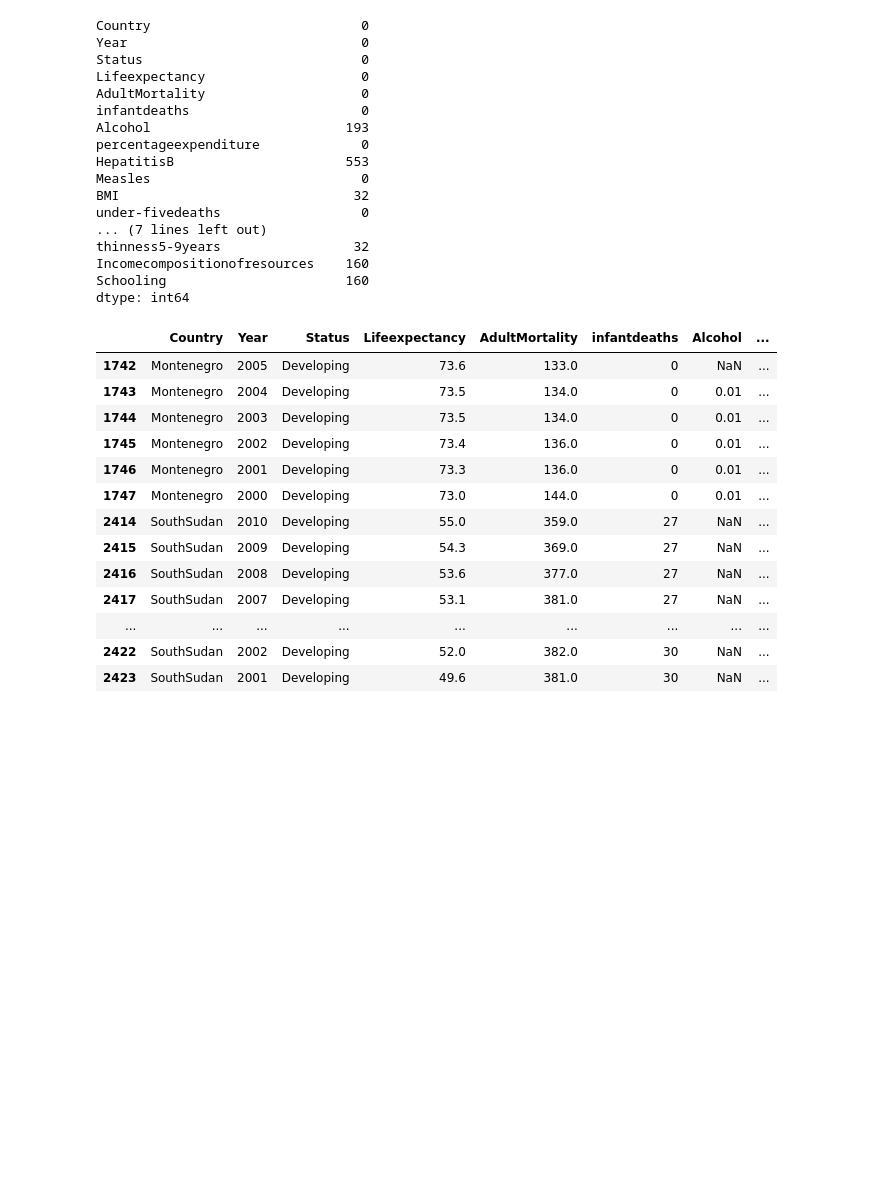
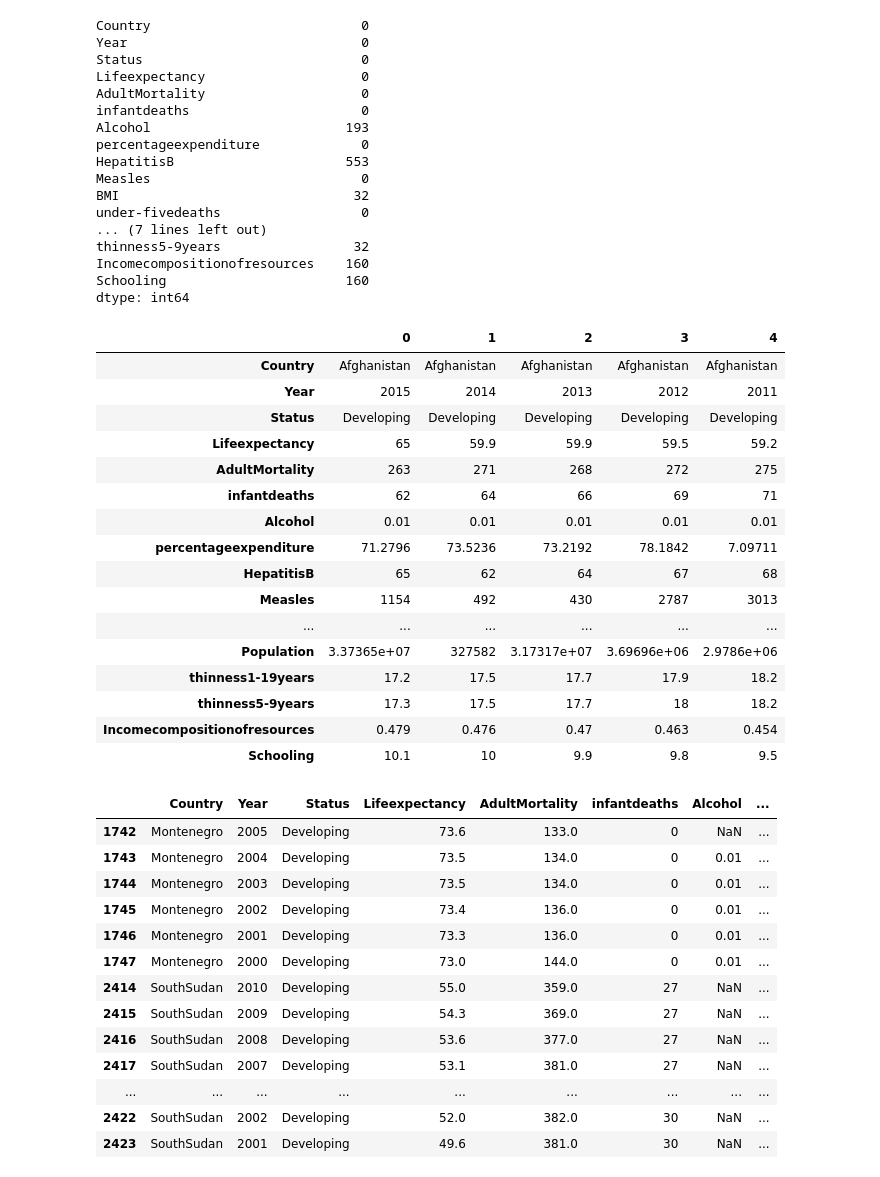
Before and after one commit to divanov137/Life_expectancy, a Jupyter notebook: life_expectancy.ipynb, the cells around one changed output. Drawn from its saved outputs; the diff is of its cells as text; code cells hidden in the pictures; blank space fills up the shorter version.

```diff
--- a/life_expectancy.ipynb
+++ b/life_expectancy.ipynb
@@ -115,6 +125,26 @@ thinness5-9years                 32
 Incomecompositionofresources    160
 Schooling                       160
 dtype: int64
+# %%
+df.head().transpose()
+# %% [output]
+|  | 0 | 1 | 2 | 3 | 4 |
+| Country | Afghanistan | Afghanistan | Afghanistan | Afghanistan | Afghanistan |
+| Year | 2015 | 2014 | 2013 | 2012 | 2011 |
+| Status | Developing | Developing | Developing | Developing | Developing |
+| Lifeexpectancy | 65 | 59.9 | 59.9 | 59.5 | 59.2 |
+| AdultMortality | 263 | 271 | 268 | 272 | 275 |
+| infantdeaths | 62 | 64 | 66 | 69 | 71 |
+| Alcohol | 0.01 | 0.01 | 0.01 | 0.01 | 0.01 |
+| percentageexpenditure | 71.2796 | 73.5236 | 73.2192 | 78.1842 | 7.09711 |
+| HepatitisB | 65 | 62 | 64 | 67 | 68 |
+| Measles | 1154 | 492 | 430 | 2787 | 3013 |
+| ... | ... | ... | ... | ... | ... |
+| Population | 3.37365e+07 | 327582 | 3.17317e+07 | 3.69696e+06 | 2.9786e+06 |
+| thinness1-19years | 17.2 | 17.5 | 17.7 | 17.9 | 18.2 |
+| thinness5-9years | 17.3 | 17.5 | 17.7 | 18 | 18.2 |
+| Incomecompositionofresources | 0.479 | 0.476 | 0.47 | 0.463 | 0.454 |
+| Schooling | 10.1 | 10 | 9.9 | 9.8 | 9.5 |
 # %%
 df[df['Polio'].isnull()]
 # %% [output]
```
Also changed, not shown: parts of 9 cells of this notebook, 1 other file.
